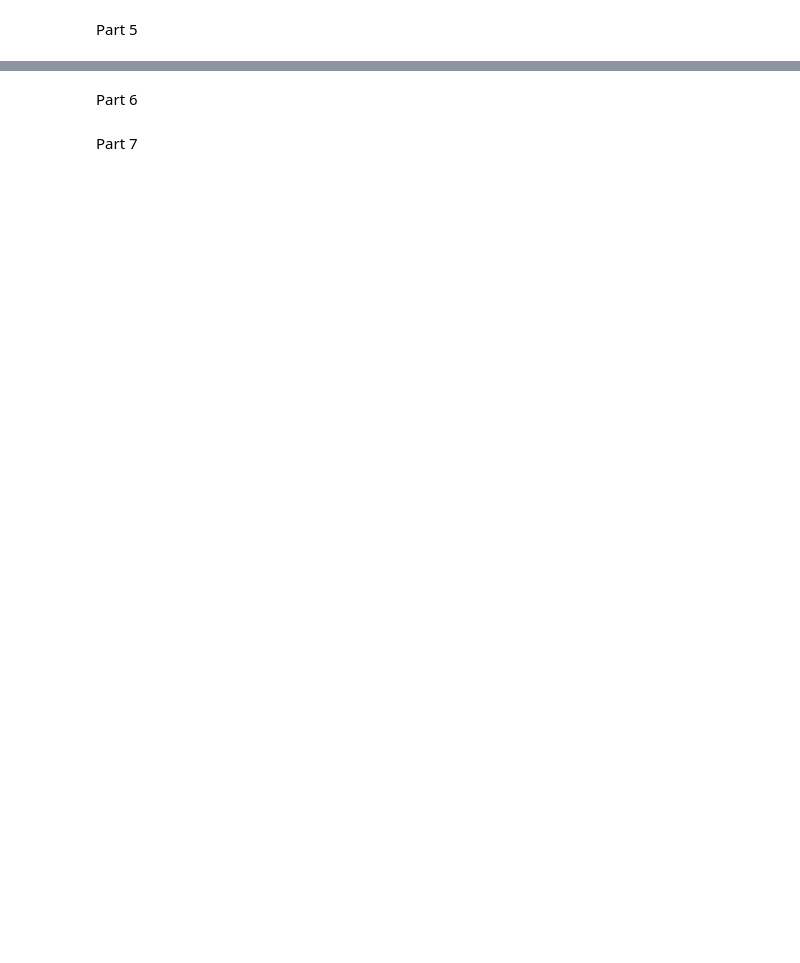
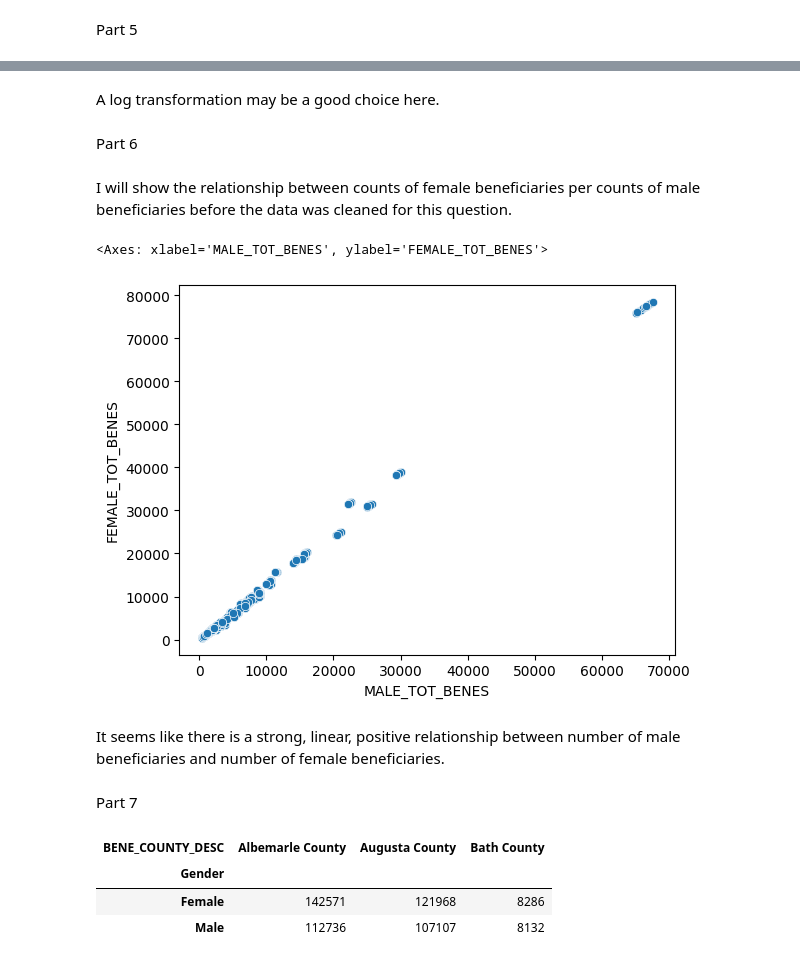
Before and after one commit to EllaThomasson/labs-ds3001, a Jupyter notebook: EDALab_EllaThomasson.ipynb, the cells around one changed output, grey strips where cells are left out. Saved outputs shown, nothing was run; the diff lists cells and outputs as text; code cells hidden in the pictures; blank space fills up the shorter version.

```diff
--- a/EDALab_EllaThomasson.ipynb
+++ b/EDALab_EllaThomasson.ipynb
@@ -231,0 +228,3 @@ Part 1
+# %%
+df = pd.read_csv('/Medicare Monthly Enrollment Data_Sept2024.csv', low_memory=False, on_bad_lines='skip')
+df.head(5)
@@ -235,0 +269,6 @@ Part 3
+# %%
+interest_variables = df[["YEAR","BENE_GEO_LVL","BENE_STATE_ABRVTN","BENE_COUNTY_DESC","MALE_TOT_BENES","FEMALE_TOT_BENES"]]
+filtered = interest_variables[interest_variables["BENE_GEO_LVL"] == "County"]
+filtered = filtered[filtered["YEAR"] == 2017]
+filtered = filtered[filtered["BENE_STATE_ABRVTN"] == "VA"]
+display(filtered)
@@ -240,4 +425,29 @@ Part 5
+# %% [markdown]
+A log transformation may be a good choice here.
 # %% [markdown]
 Part 6
+# %% [markdown]
+I will show the relationship between counts of female beneficiaries per counts of male beneficiaries before the data was cleaned for this question.
+# %%
+filtered = filtered[~filtered['MALE_TOT_BENES'].str.contains(r'\*', na=False)]
+filtered = filtered[~filtered['FEMALE_TOT_BENES'].str.contains(r'\*', na=False)]
+
+filtered['MALE_TOT_BENES'] = pd.to_numeric(filtered['MALE_TOT_BENES'])
+filtered['FEMALE_TOT_BENES'] = pd.to_numeric(filtered['FEMALE_TOT_BENES'])
+
+sns.scatterplot(data=filtered, x='MALE_TOT_BENES', y='FEMALE_TOT_BENES', palette='deep')
+# %% [output]
+<Axes: xlabel='MALE_TOT_BENES', ylabel='FEMALE_TOT_BENES'>
+[figure, added]
+# %% [markdown]
+It seems like there is a strong, linear, positive relationship between number of male beneficiaries and number of female beneficiaries.
 # %% [markdown]
 Part 7
+# %%
+cross_tab = pd.crosstab(subset['Gender'], subset['BENE_COUNTY_DESC'])
+cross_tab
+# %% [output]
+| BENE_COUNTY_DESC | Albemarle County | Augusta County | Bath County |
+| Gender |  |  |  |
+| Female | 142571 | 121968 | 8286 |
+| Male | 112736 | 107107 | 8132 |
```
Also changed, not shown: parts of 25 cells of this notebook.
